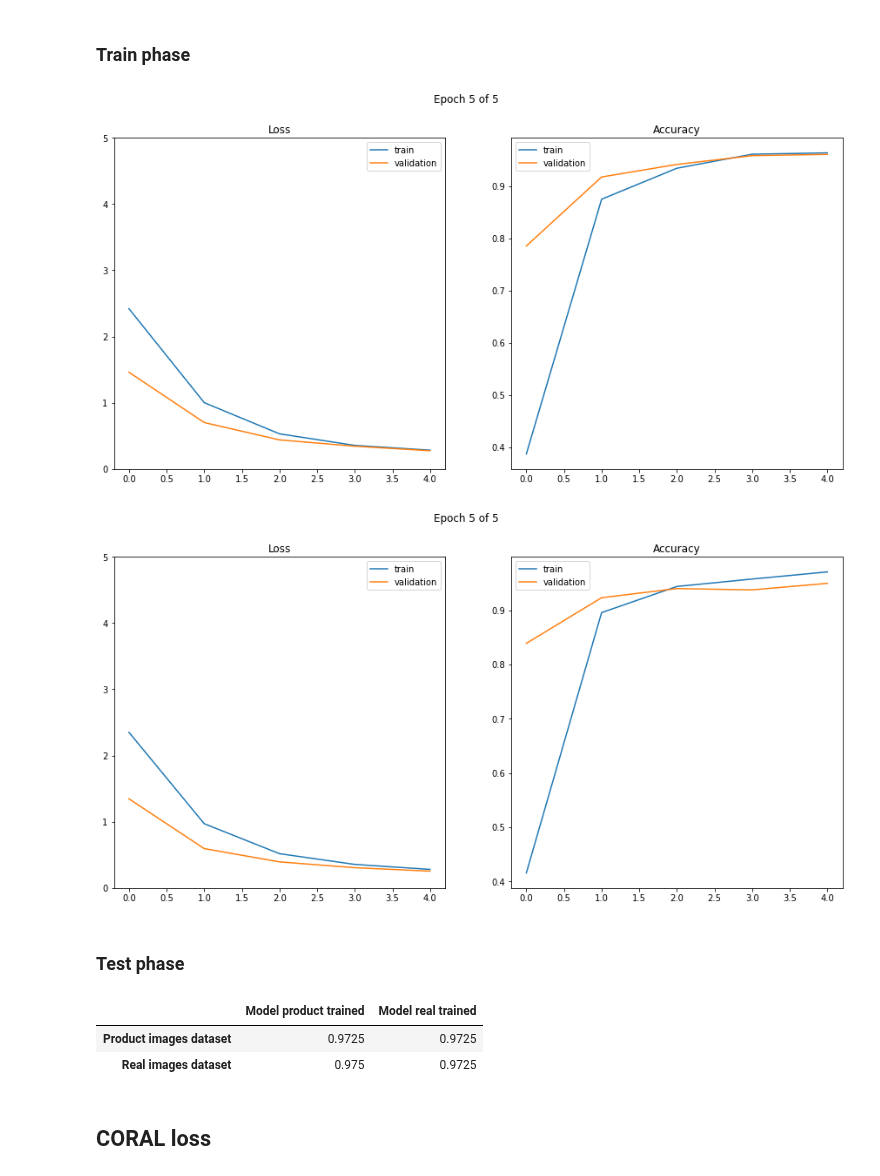
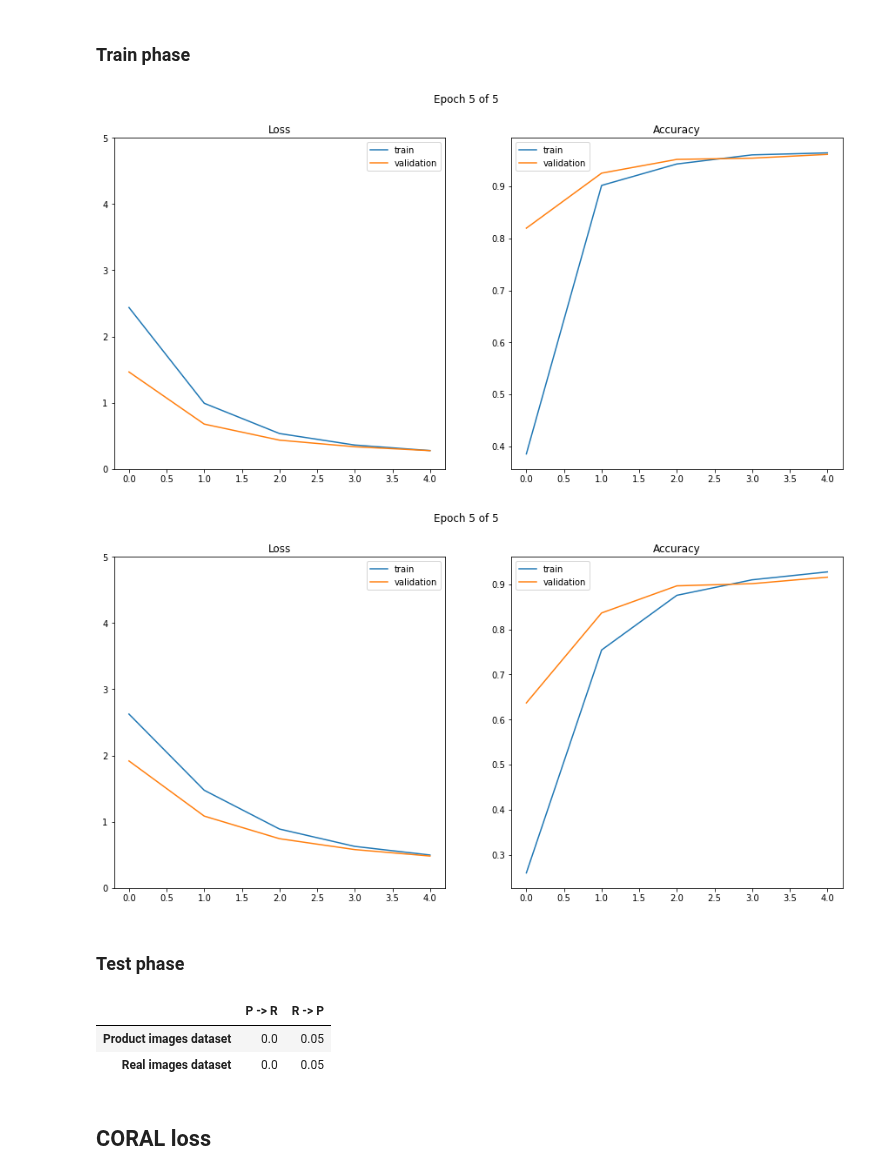
Before and after one commit to fedeizzo/domain-adaptation, a Jupyter notebook: project.ipynb, the cells around one changed output. Saved outputs shown, nothing was run; the diff lists cells and outputs as text; code cells hidden in the pictures.

```diff
--- a/project.ipynb
+++ b/project.ipynb
@@ -499,8 +499,8 @@ def get_split(
     train_filter = set()
     test_filter = set()
 
-    for image_class in listdir(product_path):
-        files = list(map(lambda x: str(product_path / image_class / x), listdir(product_path / image_class)))
+    for image_class in listdir(path):
+        files = list(map(lambda x: str(path / image_class / x), listdir(path / image_class)))
         train_split, test_split = random_split(files, [int(len(files)*split.train), int(len(files)*split.test)])
         train_split = {files[i] for i in train_split.indices}
         test_split = {files[i] for i in test_split.indices}
@@ -508,7 +508,7 @@ def get_split(
         train_filter = train_filter.union(train_split)
         test_filter = test_filter.union(test_split)
     train_dataset = ImageFolder(
-        DATASET_PATH / "product_images",
+        path,
         transform=T.Compose([
             T.Resize((256, 256)),
             T.CenterCrop((224, 224)),
@@ -516,10 +516,9 @@ def get_split(
             T.Normalize(mean=[0.485, 0.456, 0.406], std=[0.229, 0.224, 0.225]),
         ]),
         is_valid_file=lambda x: x in train_filter
-        #is_valid_file=lambda x: print(x)
     )
     test_dataset = ImageFolder(
-        DATASET_PATH / "product_images",
+        path,
         transform=T.Compose([
             T.Resize((256, 256)),
             T.CenterCrop((224, 224)),
@@ -713,34 +753,10 @@ scheduler_patience = 20
 # %%
-real_to_product, product_target_to_test = train_model(
-    real_path,
-    product_path,
-    device,
-    num_threads,
-    num_epochs,
-    batch_size,
-    lr,
-    weight_decay,
-    momentum,
-    scheduler_factor,
-    scheduler_patience,
-)
+product_to_real.train(True, True)
 # %% [output]
-[figure, old version]
+[figure, new version]
 # %%
-product_to_real, real_target_to_test = train_model(
-    product_path,
-    real_path,
-    device,
-    num_threads,
-    num_epochs,
-    batch_size,
-    lr,
-    weight_decay,
-    momentum,
-    scheduler_factor,
-    scheduler_patience,
-)
+real_to_product.train(True, True)
 # %% [output]
-[figure, old version]
+[figure, new version]
 # %% [markdown]
 ### Test phase
@@ -777,15 +768,15 @@ r_model_p_df_acc = (reals == predictions).sum() / reals.shape[0]
 # %%
 accuaracy = pd.DataFrame(
-    columns=["Model product trained", "Model real trained"],
+    columns=["P -> R", "R -> P"],
     index=["Product images dataset", "Real images dataset"]
 )
-accuaracy.loc["Product images dataset"] = [p_model_p_df_acc, r_model_p_df_acc]
-accuaracy.loc["Real images dataset"] = [p_model_r_df_acc, r_model_r_df_acc]
+accuaracy.loc["Product images dataset"] = [acc_product_with_product_model, acc_product_with_real_model]
+accuaracy.loc["Real images dataset"] = [acc_real_with_product_model, acc_real_with_real_model]
 accuaracy
 # %% [output]
-|  | Model product trained | Model real trained |
-| Product images dataset | 0.9725 | 0.9725 |
-| Real images dataset | 0.975 | 0.9725 |
+|  | P -> R | R -> P |
+| Product images dataset | 0.0 | 0.05 |
+| Real images dataset | 0.0 | 0.05 |
 # %% [markdown]
 ## CORAL loss
 # %%
```
Also changed, not shown: parts of 20 cells of this notebook.
